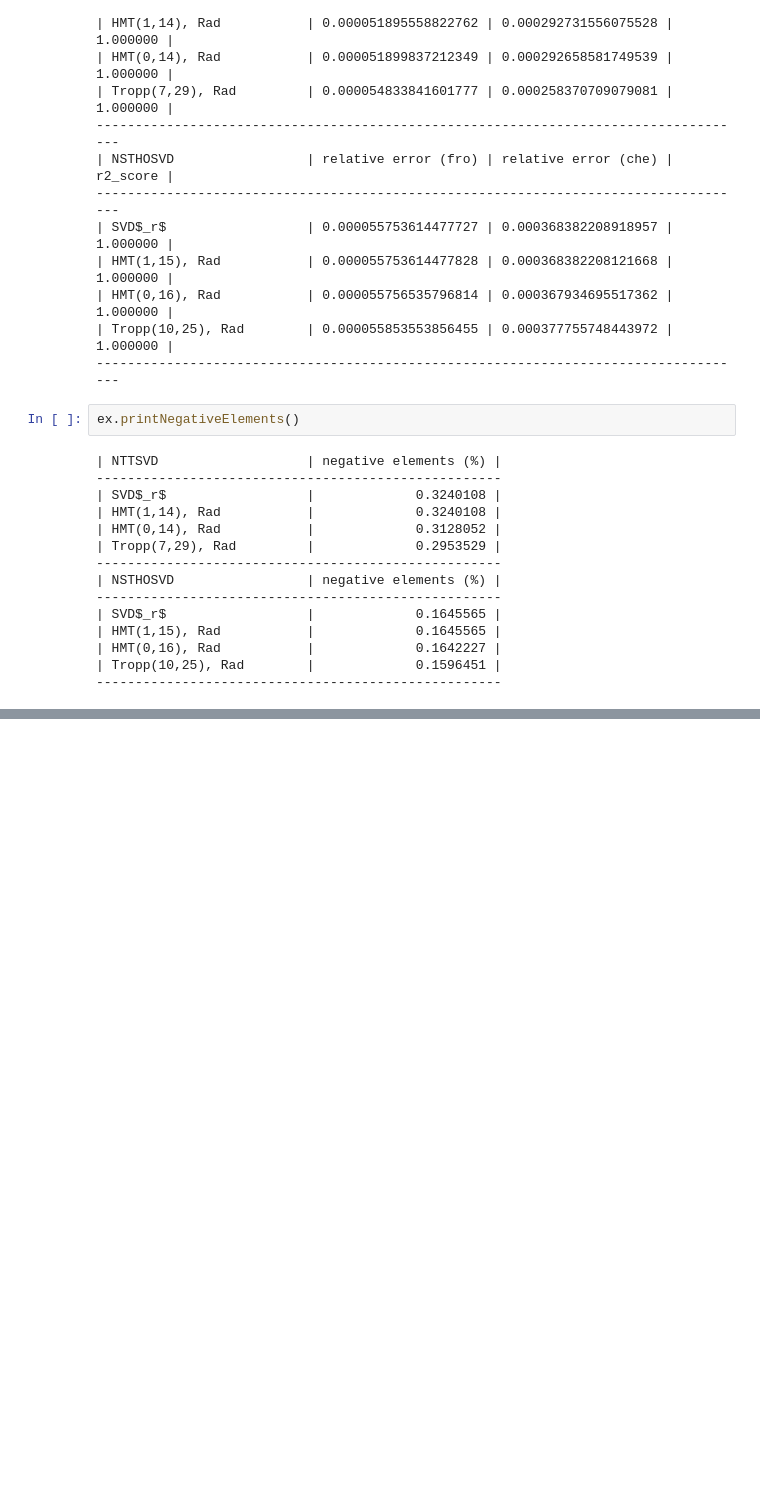
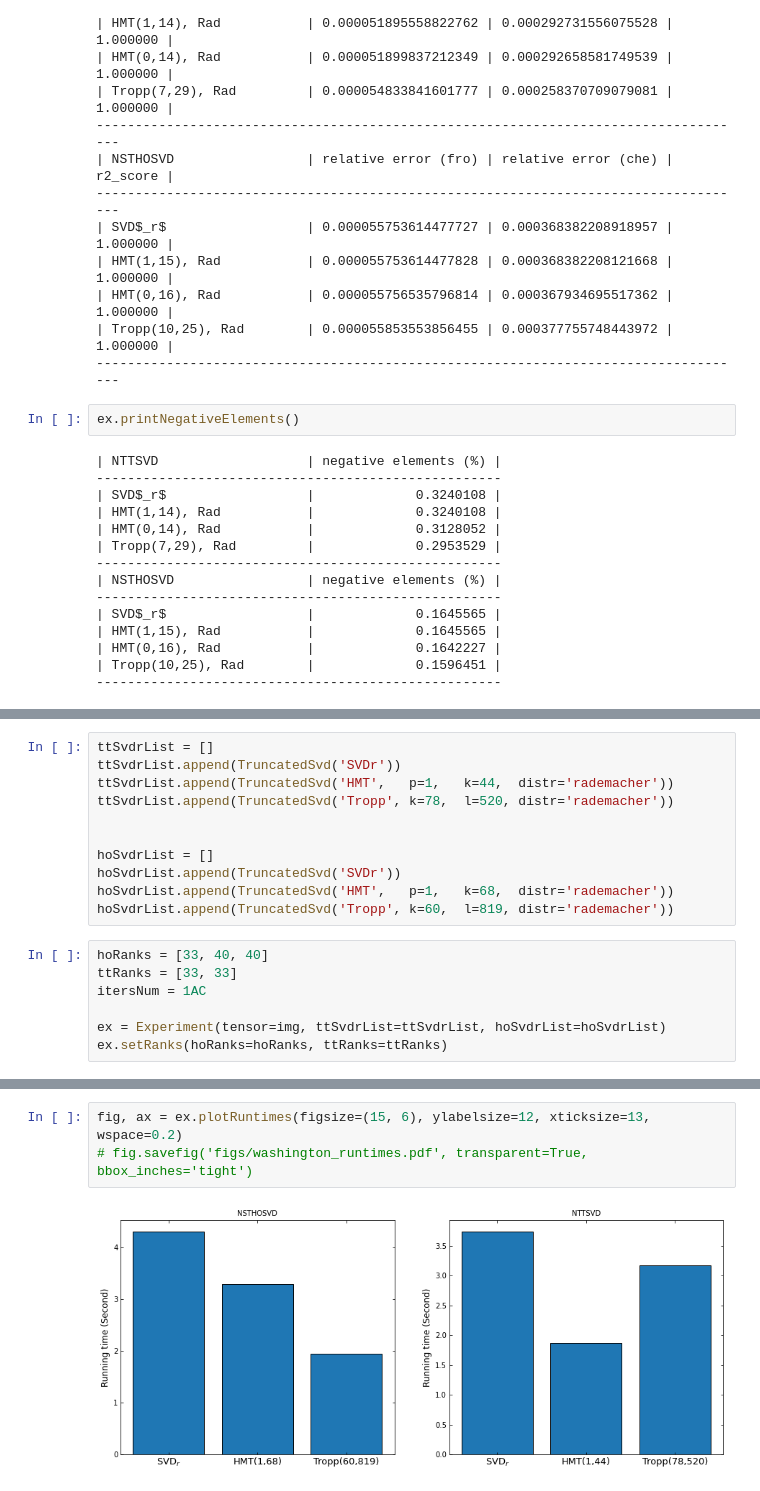
Before and after one commit to azamat11235/NLRTA, a Jupyter notebook: tensor_case.ipynb, the cells around one changed output, grey strips where cells are left out. Saved outputs shown, nothing was run; the diff lists cells and outputs as text; blank space fills up the shorter version.

```diff
--- a/tensor_case.ipynb
+++ b/tensor_case.ipynb
@@ -236,0 +264,18 @@ ex.printNegativeElements()
+# %%
+ttSvdrList = []
+ttSvdrList.append(TruncatedSvd('SVDr'))
+ttSvdrList.append(TruncatedSvd('HMT',   p=1,   k=44,  distr='rademacher'))
+ttSvdrList.append(TruncatedSvd('Tropp', k=78,  l=520, distr='rademacher'))
+
+
+hoSvdrList = []
+hoSvdrList.append(TruncatedSvd('SVDr'))
+hoSvdrList.append(TruncatedSvd('HMT',   p=1,   k=68,  distr='rademacher'))
+hoSvdrList.append(TruncatedSvd('Tropp', k=60,  l=819, distr='rademacher'))
+# %%
+hoRanks = [33, 40, 40]
+ttRanks = [33, 33]
+itersNum = 1AC
+
+ex = Experiment(tensor=img, ttSvdrList=ttSvdrList, hoSvdrList=hoSvdrList)
+ex.setRanks(hoRanks=hoRanks, ttRanks=ttRanks)
@@ -236,0 +317,5 @@ ex.printNegativeElements()
+# %%
+fig, ax = ex.plotRuntimes(figsize=(15, 6), ylabelsize=12, xticksize=13, wspace=0.2)
+# fig.savefig('figs/washington_runtimes.pdf', transparent=True, bbox_inches='tight')
+# %% [output]
+[figure, added]
```
Also changed, not shown: parts of 50 cells of this notebook, 2 other files.
